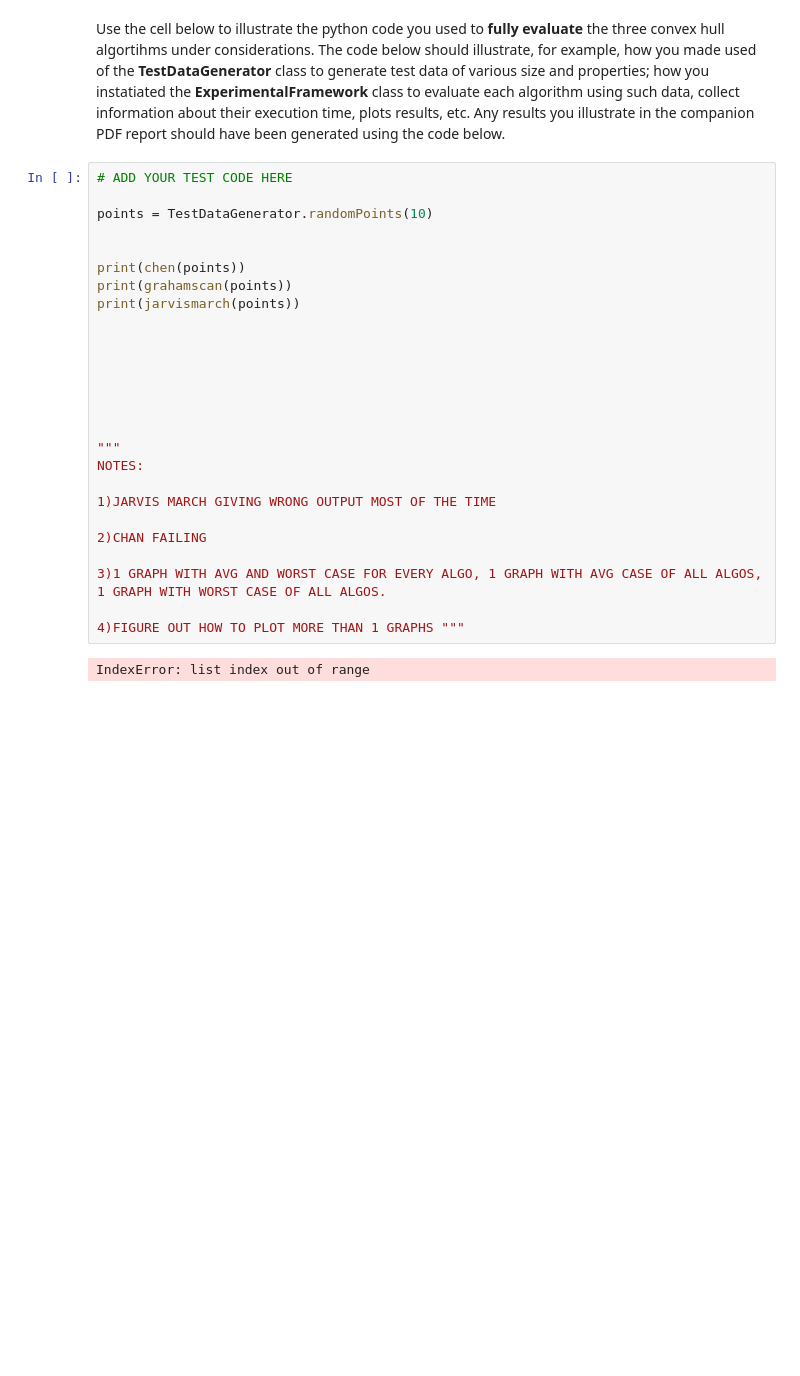
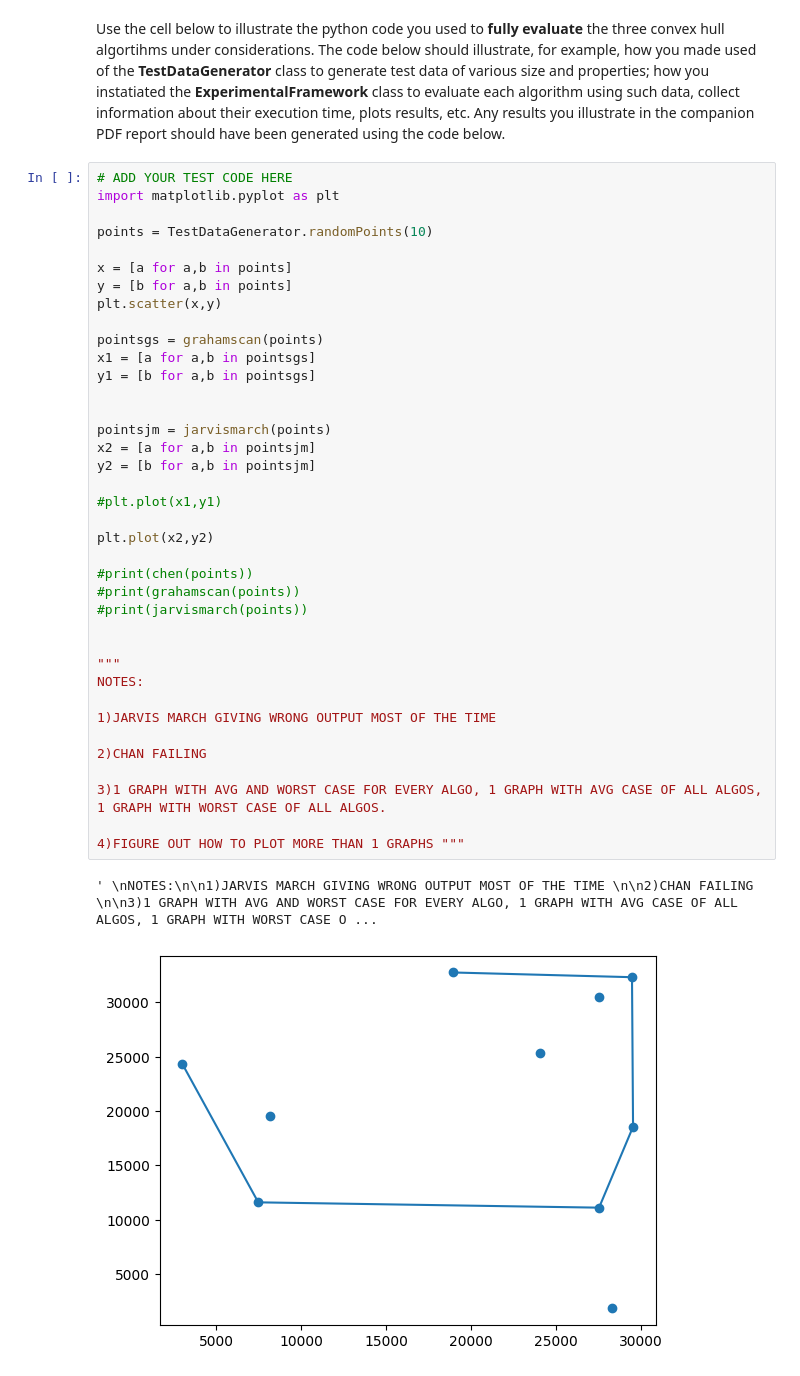
Before and after one commit to meteorpu701/convex-hull, a Jupyter notebook: grp-XXX-0005code.ipynb, the cells around one changed output. Saved outputs shown, nothing was run; the diff lists cells and outputs as text; blank space fills up the shorter version.

```diff
--- a/grp-XXX-0005code.ipynb
+++ b/grp-XXX-0005code.ipynb
@@ -387,29 +371,42 @@ class ExperimentalFramework():
 Use the cell below to illustrate the python code you used to **fully evaluate** the three convex hull algortihms under considerations. The code below should illustrate, for example, how you made used of the **TestDataGenerator** class to generate test data of various size and properties; how you instatiated the **ExperimentalFramework** class to  evaluate each algorithm using such data, collect information about their execution time, plots results, etc. Any results you illustrate in the companion PDF report should have been generated using the code below.
 # %%
 # ADD YOUR TEST CODE HERE
+import matplotlib.pyplot as plt
 
 points = TestDataGenerator.randomPoints(10)
 
+x = [a for a,b in points]
+y = [b for a,b in points]
+plt.scatter(x,y)
 
-print(chen(points))
-print(grahamscan(points))
-print(jarvismarch(points))
+pointsgs = grahamscan(points)
+x1 = [a for a,b in pointsgs]
+y1 = [b for a,b in pointsgs]
 
 
+pointsjm = jarvismarch(points)
+x2 = [a for a,b in pointsjm]
+y2 = [b for a,b in pointsjm]
 
+#plt.plot(x1,y1)
 
+plt.plot(x2,y2)
 
+#print(chen(points))
+#print(grahamscan(points))
+#print(jarvismarch(points))
 
 
 """
 NOTES:
 
 1)JARVIS MARCH GIVING WRONG OUTPUT MOST OF THE TIME
 
 2)CHAN FAILING
 
 3)1 GRAPH WITH AVG AND WORST CASE FOR EVERY ALGO, 1 GRAPH WITH AVG CASE OF ALL ALGOS, 1 GRAPH WITH WORST CASE OF ALL ALGOS.
 
 4)FIGURE OUT HOW TO PLOT MORE THAN 1 GRAPHS """
 # %% [output]
-IndexError: list index out of range
+' \nNOTES:\n\n1)JARVIS MARCH GIVING WRONG OUTPUT MOST OF THE TIME \n\n2)CHAN FAILING \n\n3)1 GRAPH WITH AVG AND WORST CASE FOR EVERY ALGO, 1 GRAPH WITH AVG CASE OF ALL ALGOS, 1 GRAPH WITH WORST CASE O ...
+[figure, added]
```
Also changed, not shown: parts of 1 cell of this notebook.
